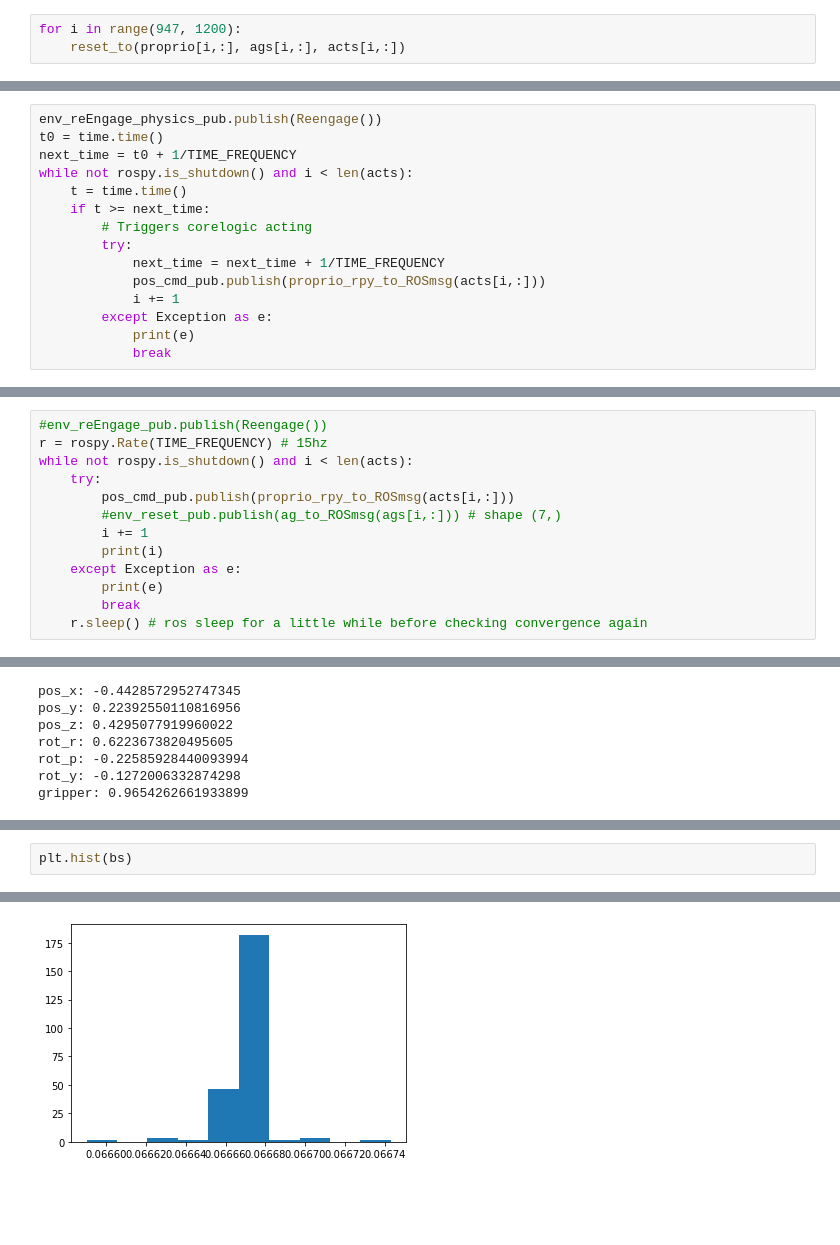
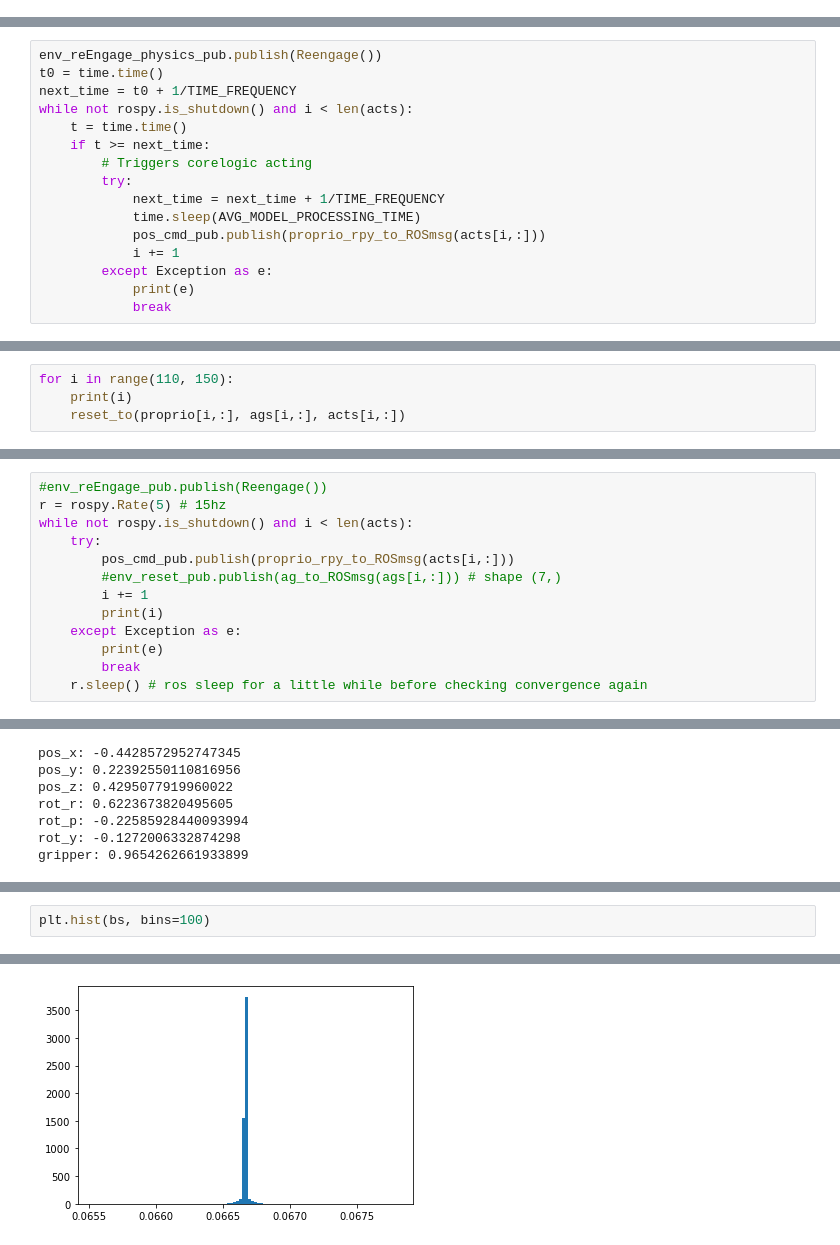
Before and after one commit to sholtodouglas/unity_robotics_env, a Jupyter notebook: robotics_demo/scripts/ControlCentre.ipynb, the cells around one changed output, grey strips where cells are left out. Saved outputs shown, nothing was run; the diff lists cells and outputs as text; blank space fills up the shorter version.

```diff
--- a/robotics_demo/scripts/ControlCentre.ipynb
+++ b/robotics_demo/scripts/ControlCentre.ipynb
@@ -107,3 +153,0 @@ reset_to(proprio[i,:], ags[i,:], acts[i,:])
-# %%
-for i in range(947, 1200):
-    reset_to(proprio[i,:], ags[i,:], acts[i,:])
@@ -136,6 +161,7 @@ while not rospy.is_shutdown() and i < len(acts):
         # Triggers corelogic acting
         try:
             next_time = next_time + 1/TIME_FREQUENCY
+            time.sleep(AVG_MODEL_PROCESSING_TIME)
             pos_cmd_pub.publish(proprio_rpy_to_ROSmsg(acts[i,:]))
             i += 1
         except Exception as e:
@@ -145,0 +178,4 @@ KeyboardInterrupt:
+# %%
+for i in range(110, 150):
+    print(i)
+    reset_to(proprio[i,:], ags[i,:], acts[i,:])
@@ -146,6 +200,6 @@ KeyboardInterrupt:
 # %%
 #env_reEngage_pub.publish(Reengage())
-r = rospy.Rate(TIME_FREQUENCY) # 15hz
+r = rospy.Rate(5) # 15hz
 while not rospy.is_shutdown() and i < len(acts):
     try:
         pos_cmd_pub.publish(proprio_rpy_to_ROSmsg(acts[i,:]))
@@ -234,3 +304,3 @@ for i in range(0,len(axs)):
 # %%
-plt.hist(bs)
+plt.hist(bs, bins=100)
 # %% [output]
@@ -242 +324 @@ plt.hist(bs)
-[figure, old version]
+[figure, new version]
```
Also changed, not shown: parts of 20 cells of this notebook, 14 other files.
